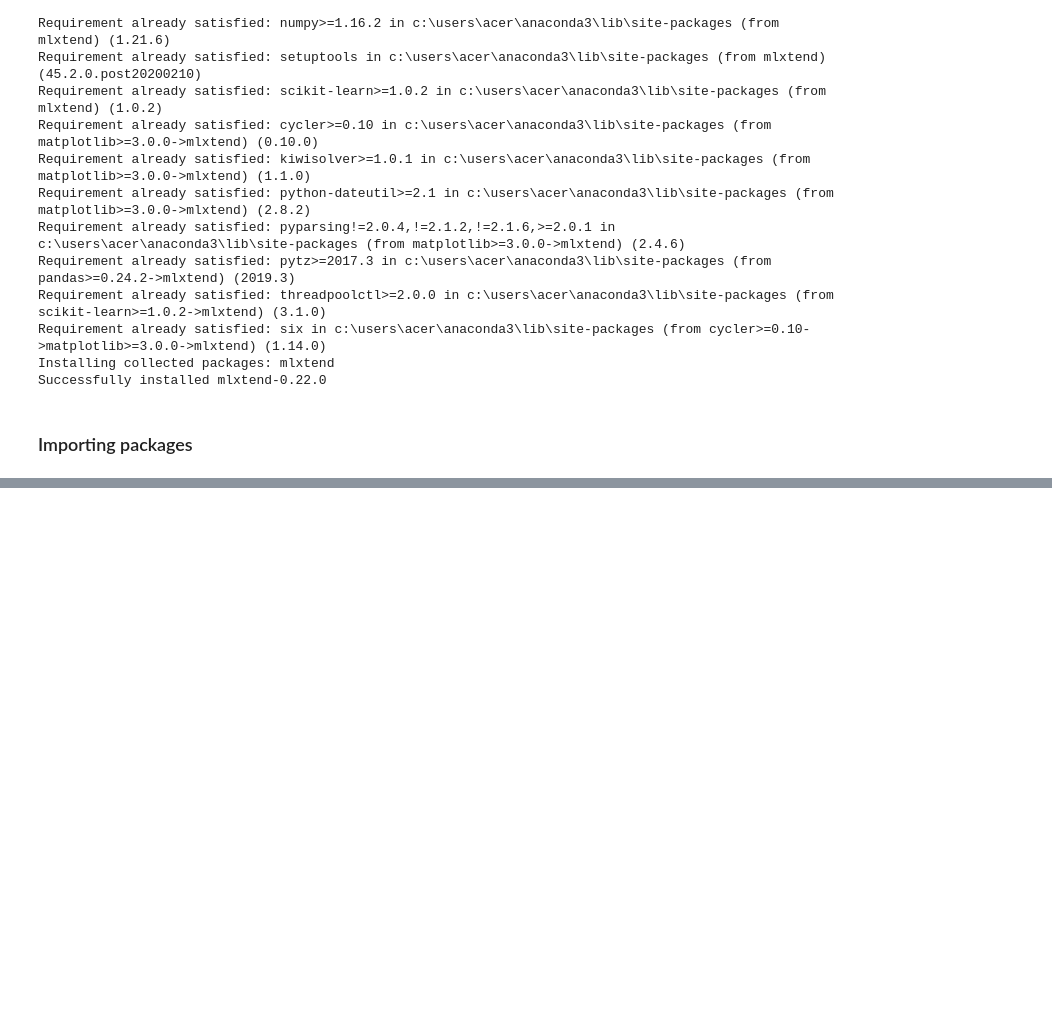
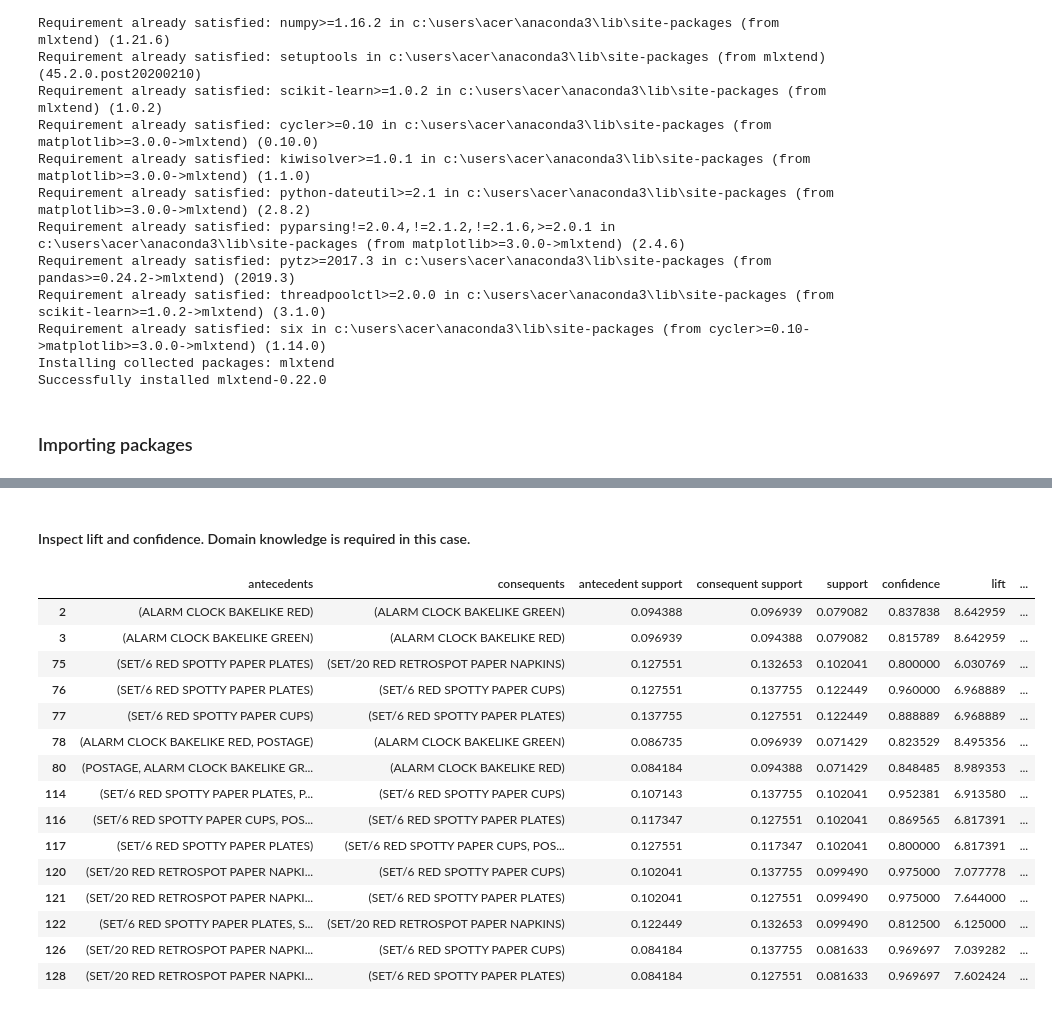
Before and after one commit to Malitha08/Market-Basket-Analysis, a Jupyter notebook: Market-Basket-Analysis.ipynb, the cells around one changed output, grey strips where cells are left out. Saved outputs shown, nothing was run; the diff lists cells and outputs as text; code cells hidden in the pictures; blank space fills up the shorter version.

Commit message:
completion of the market basket analysis

```diff
--- a/Market-Basket-Analysis.ipynb
+++ b/Market-Basket-Analysis.ipynb
@@ -35,0 +96,5 @@ pd.set_option('max_columns', None)
+# %%
+basket = (df[df['Country'] =="France"]
+          .groupby(['InvoiceNo', 'Description'])['Quantity']
+          .sum().unstack().reset_index().fillna(0)
+          .set_index('InvoiceNo'))
@@ -35,0 +115,9 @@ pd.set_option('max_columns', None)
+# %%
+# all values > 1 will be assigned to 1 while zeros will remain same
+def encode(x):
+    if x<=0:
+        return 0
+    if x>=1:
+        return 1
+
+basket_sets = basket.applymap(encode)
@@ -35,0 +136,6 @@ pd.set_option('max_columns', None)
+# %%
+frequent_itemsets = apriori(basket_sets, min_support=0.07, use_colnames=True)
+# %%
+# generate the rules with support, confidence and lift
+rules = association_rules(frequent_itemsets, metric="lift", min_threshold=1)
+rules.head()
@@ -35,0 +149,21 @@ pd.set_option('max_columns', None)
+# %% [markdown]
+#### Inspect lift and confidence. Domain knowledge is required in this case.
+# %%
+rules[ (rules['lift'] >= 6) & (rules['confidence'] >= 0.8)]
+# %% [output]
+|  | antecedents | consequents | antecedent support | consequent support | support | confidence | lift | ... |
+| 2 | (ALARM CLOCK BAKELIKE RED) | (ALARM CLOCK BAKELIKE GREEN) | 0.094388 | 0.096939 | 0.079082 | 0.837838 | 8.642959 | ... |
+| 3 | (ALARM CLOCK BAKELIKE GREEN) | (ALARM CLOCK BAKELIKE RED) | 0.096939 | 0.094388 | 0.079082 | 0.815789 | 8.642959 | ... |
+| 75 | (SET/6 RED SPOTTY PAPER PLATES) | (SET/20 RED RETROSPOT PAPER NAPKINS) | 0.127551 | 0.132653 | 0.102041 | 0.800000 | 6.030769 | ... |
+| 76 | (SET/6 RED SPOTTY PAPER PLATES) | (SET/6 RED SPOTTY PAPER CUPS) | 0.127551 | 0.137755 | 0.122449 | 0.960000 | 6.968889 | ... |
+| 77 | (SET/6 RED SPOTTY PAPER CUPS) | (SET/6 RED SPOTTY PAPER PLATES) | 0.137755 | 0.127551 | 0.122449 | 0.888889 | 6.968889 | ... |
+| 78 | (ALARM CLOCK BAKELIKE RED, POSTAGE) | (ALARM CLOCK BAKELIKE GREEN) | 0.086735 | 0.096939 | 0.071429 | 0.823529 | 8.495356 | ... |
+| 80 | (POSTAGE, ALARM CLOCK BAKELIKE GR... | (ALARM CLOCK BAKELIKE RED) | 0.084184 | 0.094388 | 0.071429 | 0.848485 | 8.989353 | ... |
+| 114 | (SET/6 RED SPOTTY PAPER PLATES, P... | (SET/6 RED SPOTTY PAPER CUPS) | 0.107143 | 0.137755 | 0.102041 | 0.952381 | 6.913580 | ... |
+| 116 | (SET/6 RED SPOTTY PAPER CUPS, POS... | (SET/6 RED SPOTTY PAPER PLATES) | 0.117347 | 0.127551 | 0.102041 | 0.869565 | 6.817391 | ... |
+| 117 | (SET/6 RED SPOTTY PAPER PLATES) | (SET/6 RED SPOTTY PAPER CUPS, POS... | 0.127551 | 0.117347 | 0.102041 | 0.800000 | 6.817391 | ... |
+| 120 | (SET/20 RED RETROSPOT PAPER NAPKI... | (SET/6 RED SPOTTY PAPER CUPS) | 0.102041 | 0.137755 | 0.099490 | 0.975000 | 7.077778 | ... |
+| 121 | (SET/20 RED RETROSPOT PAPER NAPKI... | (SET/6 RED SPOTTY PAPER PLATES) | 0.102041 | 0.127551 | 0.099490 | 0.975000 | 7.644000 | ... |
+| 122 | (SET/6 RED SPOTTY PAPER PLATES, S... | (SET/20 RED RETROSPOT PAPER NAPKINS) | 0.122449 | 0.132653 | 0.099490 | 0.812500 | 6.125000 | ... |
+| 126 | (SET/20 RED RETROSPOT PAPER NAPKI... | (SET/6 RED SPOTTY PAPER CUPS) | 0.084184 | 0.137755 | 0.081633 | 0.969697 | 7.039282 | ... |
+| 128 | (SET/20 RED RETROSPOT PAPER NAPKI... | (SET/6 RED SPOTTY PAPER PLATES) | 0.084184 | 0.127551 | 0.081633 | 0.969697 | 7.602424 | ... |
```
Also changed, not shown: parts of 14 cells of this notebook, 1 other file.
